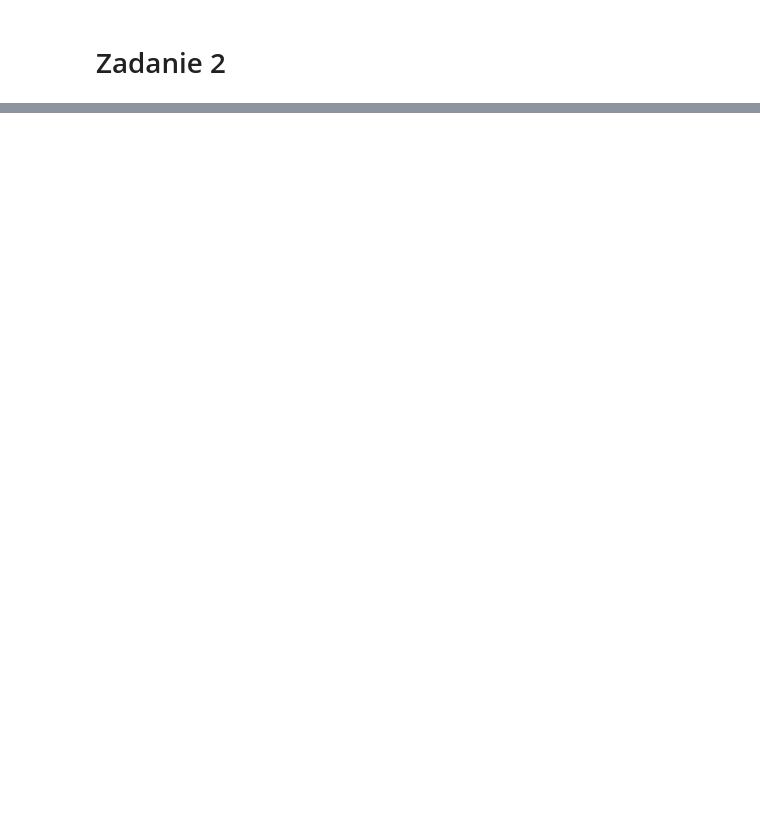
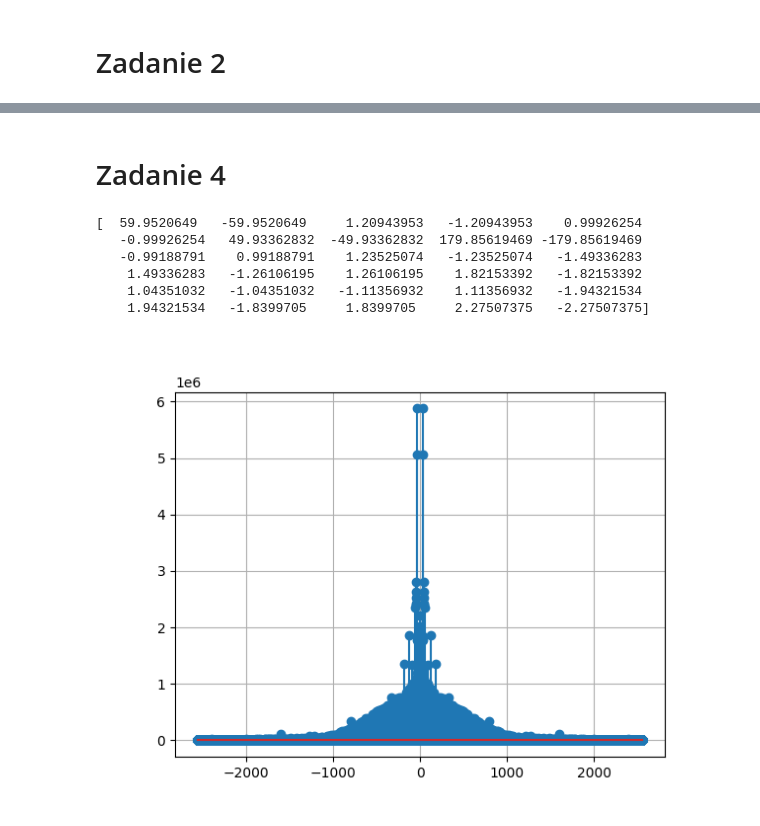
Before and after one commit to patrykGawron/human-machine-interface-labs, a Jupyter notebook: Untitled.ipynb, the cells around one changed output, grey strips where cells are left out. Saved outputs shown, nothing was run; the diff lists cells and outputs as text; code cells hidden in the pictures; blank space fills up the shorter version.

```diff
--- a/Untitled.ipynb
+++ b/Untitled.ipynb
@@ -86,0 +163,32 @@ for f in frequencies:
+# %% [markdown]
+# Zadanie 4
+# %%
+import h5py
+import numpy as np
+import pandas as pd
+
+filename = "./emg_gestures-12-repeats_short-2018-04-12-14-05-19-091.hdf5"
+
+
+df = pd.read_hdf(filename)
+emg15 = df["EMG_15"].values
+yf = fft(emg15[::1])
+fs = 5120
+N = len(emg15[::1])
+xf = fftfreq(N, 1/fs)
+
+ind = yf.argsort()[-30:][::-1]
+print(xf[ind])
+# %% [output]
+[  59.9520649   -59.9520649     1.20943953   -1.20943953    0.99926254
+   -0.99926254   49.93362832  -49.93362832  179.85619469 -179.85619469
+   -0.99188791    0.99188791    1.23525074   -1.23525074   -1.49336283
+    1.49336283   -1.26106195    1.26106195    1.82153392   -1.82153392
+    1.04351032   -1.04351032   -1.11356932    1.11356932   -1.94321534
+    1.94321534   -1.8399705     1.8399705     2.27507375   -2.27507375]
+# %%
+plt.stem(xf, np.abs(yf), use_line_collection=True)
+plt.grid()
+plt.show()
+# %% [output]
+[figure, added]
```
Also changed, not shown: parts of 6 cells of this notebook, 2 other files.
